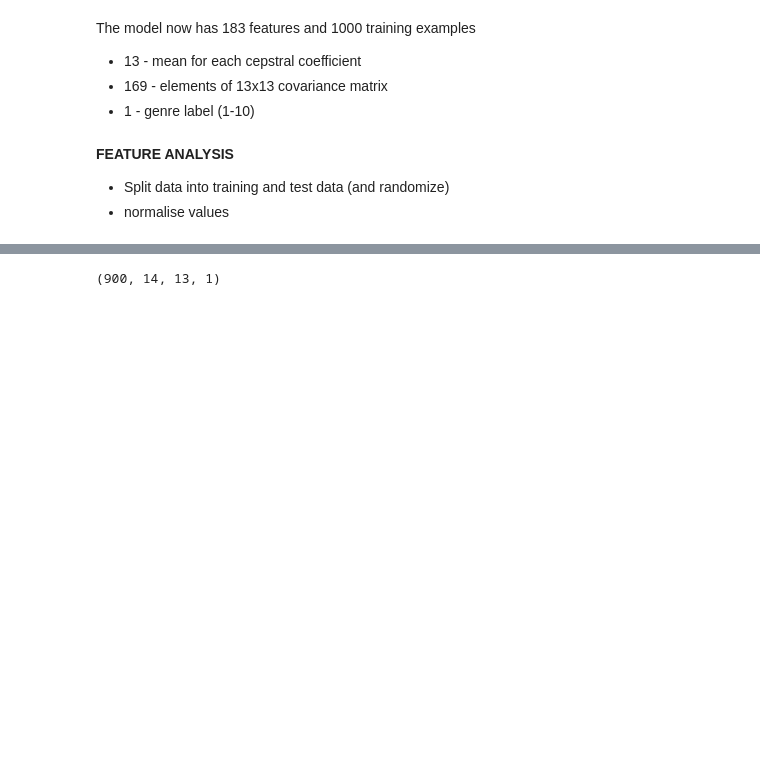
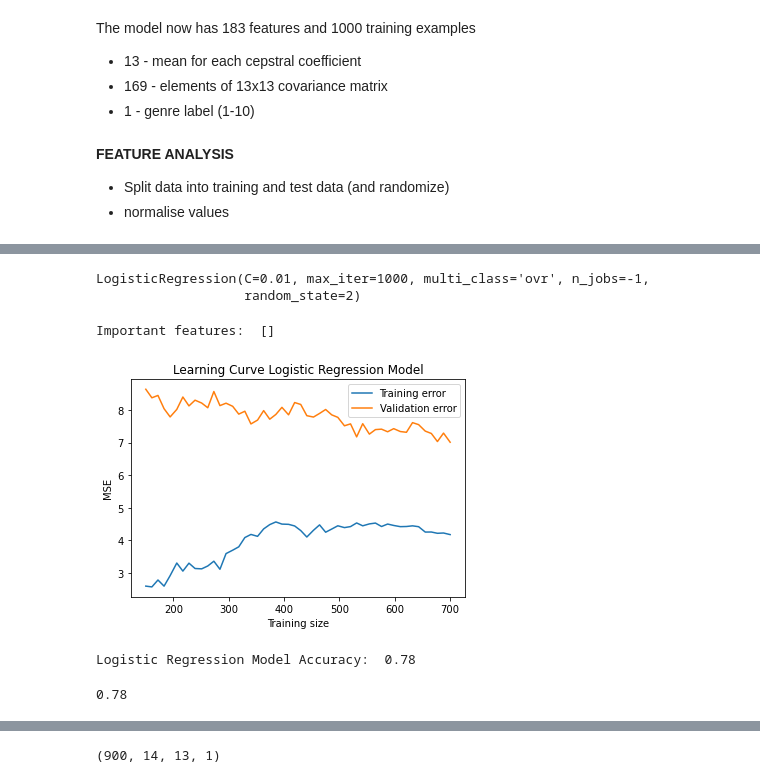
Before and after one commit to alexpondaven/Music-Genre-Classification, a Jupyter notebook: 3-Models using Covariance matrix.ipynb, the cells around one changed output, grey strips where cells are left out. Drawn from its saved outputs; the diff is of its cells as text; code cells hidden in the pictures; blank space fills up the shorter version.

Commit message:
optimising logistic regression model

```diff
--- a/3-Models using Covariance matrix.ipynb
+++ b/3-Models using Covariance matrix.ipynb
@@ -199,0 +93,11 @@ for i in range(len(X_trainn)):
+# %%
+# normalisation
+# standard scaler performs better than min max processor - between 0 and 1
+# - probably since it preserves the negative and positive values
+# - it may also converge quicker
+min_max_scaler = preprocessing.StandardScaler()
+X_scaled = min_max_scaler.fit_transform(X)
+# apply normalizer
+X_norm = pd.DataFrame(X_scaled)
+
+X_norm.columns = X.columns
@@ -199,0 +120,3 @@ for i in range(len(X_trainn)):
+# %%
+# split into train and test data with separate labels:
+X_train, X_test, y_train, y_test = train_test_split(X_norm,y, test_size=0.1, random_state=420)
@@ -199,0 +146,55 @@ for i in range(len(X_trainn)):
+# %%
+# Create and fit model
+# lbfgs solver used for multiclass problem - quicker than saga
+#
+log_regr = LogisticRegression(n_jobs=-1,random_state=2, solver='lbfgs', multi_class='ovr', max_iter=1000, C=0.01)
+log_regr.fit(X_train, y_train.values.ravel())
+# %% [output]
+LogisticRegression(C=0.01, max_iter=1000, multi_class='ovr', n_jobs=-1,
+                   random_state=2)
+# %%
+# check importance of features on average
+weights = log_regr.coef_.sum(axis=0)
+imp = abs(weights) > 1
+impl = []
+for i in range(len(imp)):
+    if imp[i]:
+        impl.append(cols[0][i])
+
+print("Important features: ",impl)
+# %% [output]
+Important features:  []
+# %%
+# Using validation curve
+def plot_learning_curve(model):
+    train_sizes, train_scores, valid_scores = learning_curve(model, X_train, y_train.values.ravel(),
+                                                            train_sizes=np.linspace(150,700,50, dtype=int),cv=5,
+                                                            scoring = 'neg_mean_squared_error')
+    train_scores_mean = -train_scores.mean(axis=1)
+    valid_scores_mean =-valid_scores.mean(axis=1)
+    # plot learning curves
+    plt.plot(train_sizes, train_scores_mean, label = "Training error")
+    plt.plot(train_sizes, valid_scores_mean, label = "Validation error")
+    plt.xlabel("Training size")
+    plt.ylabel("MSE")
+    plt.title("Learning Curve Logistic Regression Model")
+    plt.legend()
+# %%
+plot_learning_curve(log_regr)
+# %% [output]
+[figure, added]
+# %%
+# Predictions
+def accuracy(model):
+    pred = model.predict(X_test)
+    return round(sum(y_test.values.ravel() == pred) / len(y_test), 6)
+
+# Accuracy of logistic Regression model
+print("Logistic Regression Model Accuracy: ", accuracy(log_regr))
+# %% [output]
+Logistic Regression Model Accuracy:  0.78
+# %%
+# Alternatively:
+log_regr.score(X_test, y_test)
+# %% [output]
+0.78
```
Also changed, not shown: parts of 35 cells of this notebook, 1 other file.
